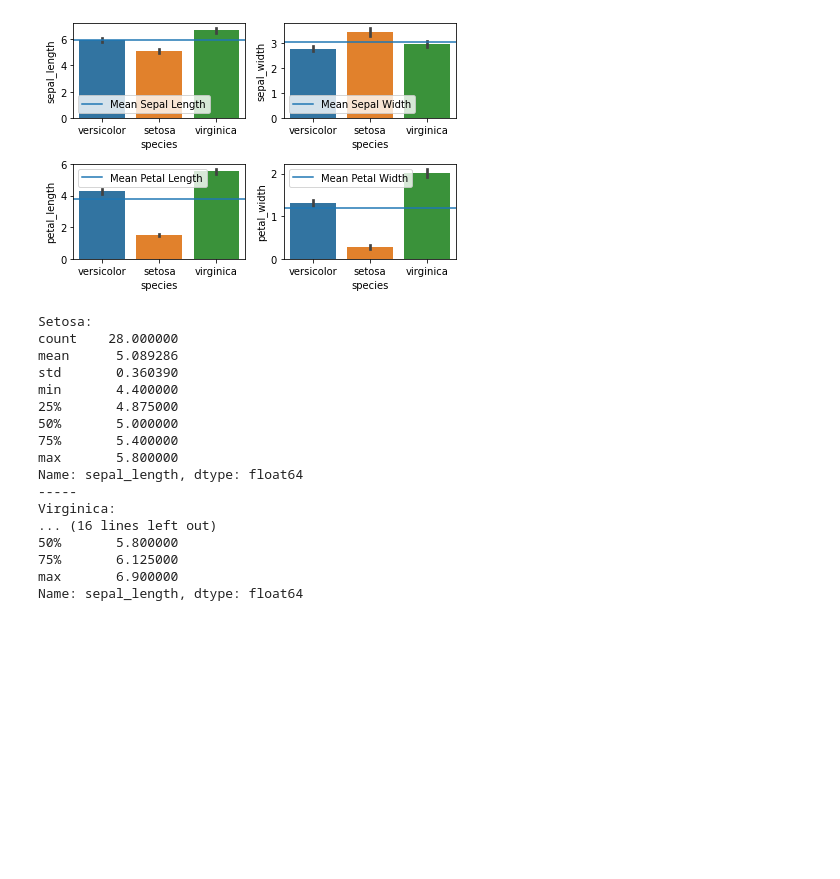
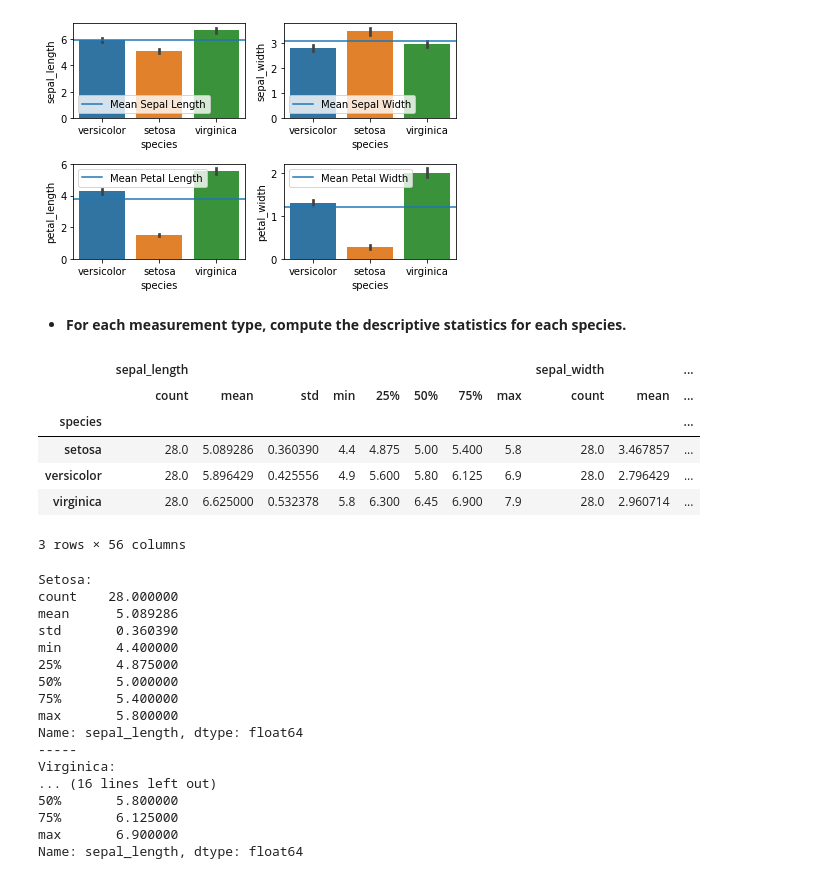
Before and after one commit to sophia-stewart/classification-exercises, a Jupyter notebook: classification_exercises.ipynb, the cells around one changed output. Saved outputs shown, nothing was run; the diff lists cells and outputs as text; code cells hidden in the pictures; blank space fills up the shorter version.

```diff
--- a/classification_exercises.ipynb
+++ b/classification_exercises.ipynb
@@ -841,6 +835,18 @@ plt.legend()
 plt.tight_layout()
 # %% [output]
 [figure]
+# %% [markdown]
+- **For each measurement type, compute the descriptive statistics for each species.**
+# %%
+train.groupby('species').describe()
+# %% [output]
+|  | sepal_length |  |  |  |  |  |  |  | sepal_width |  | ... |
+|  | count | mean | std | min | 25% | 50% | 75% | max | count | mean | ... |
+| species |  |  |  |  |  |  |  |  |  |  | ... |
+| setosa | 28.0 | 5.089286 | 0.360390 | 4.4 | 4.875 | 5.00 | 5.400 | 5.8 | 28.0 | 3.467857 | ... |
+| versicolor | 28.0 | 5.896429 | 0.425556 | 4.9 | 5.600 | 5.80 | 6.125 | 6.9 | 28.0 | 2.796429 | ... |
+| virginica | 28.0 | 6.625000 | 0.532378 | 5.8 | 6.300 | 6.45 | 6.900 | 7.9 | 28.0 | 2.960714 | ... |
+3 rows × 56 columns
 # %%
 sl_setosa = train.sepal_length[train.species == 'setosa']
 sl_virginica = train.sepal_length[train.species == 'virginica']
```
Also changed, not shown: parts of 11 cells of this notebook.
